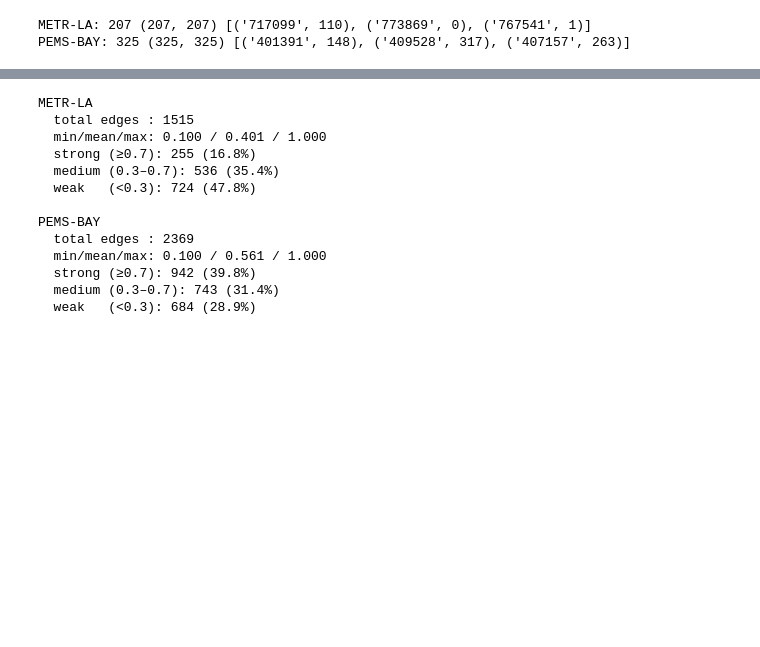
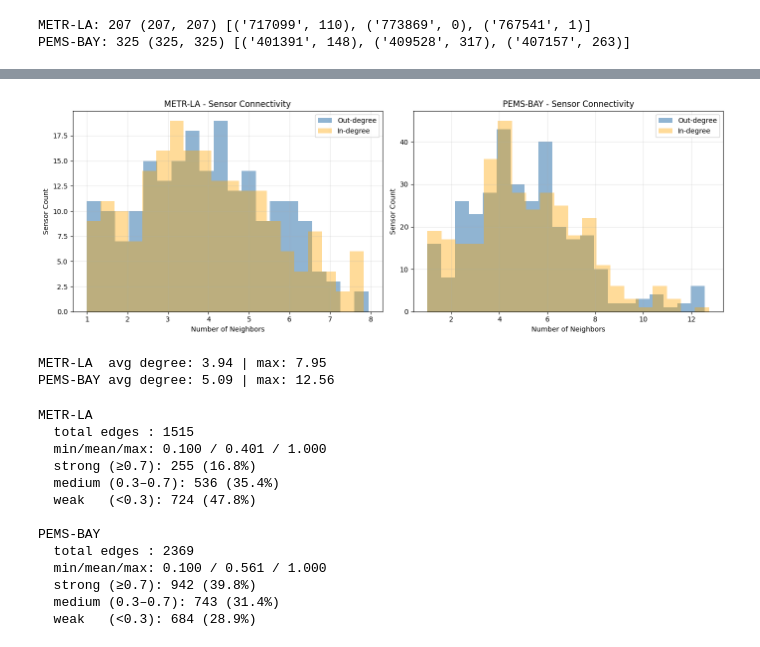
Before and after one commit to hassaanmuzammil/spatiotemporal-traffic-forecasting, a Jupyter notebook: notebooks/data.ipynb, the cells around one changed output, grey strips where cells are left out. Saved outputs shown, nothing was run; the diff lists cells and outputs as text; code cells hidden in the pictures; blank space fills up the shorter version.

```diff
--- a/notebooks/data.ipynb
+++ b/notebooks/data.ipynb
@@ -219,39 +219,94 @@ PEMS-BAY
   avg neighbors   : 7.29
 [figure]
 # %%
+import numpy as np
+import matplotlib.pyplot as plt
+import pickle
+from pathlib import Path
+
+PROJECT_ROOT = Path.cwd()
+if PROJECT_ROOT.name == "notebooks":
+    PROJECT_ROOT = PROJECT_ROOT.parent
+
+# ---------------------------
+# Paths
+# ---------------------------
+METR_ADJ_PATH = PROJECT_ROOT / "datasets" / "raw" / "metr_la" / "adj_metr_la.pkl"
+PEMS_ADJ_PATH = PROJECT_ROOT / "datasets" / "raw" / "pems_bay" / "adj_mx_bay.pkl"
+
+# ---------------------------
+# Load adjacency
+# ---------------------------
+def load_adj(path):
+    with open(path, "rb") as f:
+        data = pickle.load(f, encoding="latin1")
+
+    # Handle tuple/list formats: (sensor_ids, mapping, adj)
+    if isinstance(data, (list, tuple)):
+        adj = data[-1]
+    else:
+        adj = data
+
+    return adj
+
+
+metr_adj = load_adj(METR_ADJ_PATH)
+pems_adj = load_adj(PEMS_ADJ_PATH)
+
+
+# ---------------------------
+# Degree computation
+# ---------------------------
+def get_degrees(adj):
+    if hasattr(adj, "tocoo"):  # sparse matrix
+        out_degree = np.asarray(adj.sum(axis=1)).flatten()
+        in_degree  = np.asarray(adj.sum(axis=0)).flatten()
+    else:  # numpy array
+        out_degree = np.sum(adj, axis=1)
+        in_degree  = np.sum(adj, axis=0)
+
+    return out_degree, in_degree
+
+
 metr_out, metr_in = get_degrees(metr_adj)
 pems_out, pems_in = get_degrees(pems_adj)
 
+
 # ---------------------------
-# Visualization (side-by-side)
+# Visualization
 # ---------------------------
 fig, axes = plt.subplots(1, 2, figsize=(14, 5), tight_layout=True)
 
 # METR-LA
-axes[0].hist(metr_out, bins=20, alpha=0.6, label='Out-degree', color='steelblue')
-axes[0].hist(metr_in,  bins=20, alpha=0.4, label='In-degree',  color='orange')
-axes[0].set_title("METR-LA — Sensor Connectivity")
+axes[0].hist(metr_out, bins=20, alpha=0.6, label="Out-degree", color="steelblue")
+axes[0].hist(metr_in,  bins=20, alpha=0.4, label="In-degree",  color="orange")
+axes[0].set_title("METR-LA - Sensor Connectivity")
 axes[0].set_xlabel("Number of Neighbors")
 axes[0].set_ylabel("Sensor Count")
 axes[0].legend()
 axes[0].grid(alpha=0.3)
 
 # PEMS-BAY
-axes[1].hist(pems_out, bins=20, alpha=0.6, label='Out-degree', color='steelblue')
-axes[1].hist(pems_in,  bins=20, alpha=0.4, label='In-degree',  color='orange')
-axes[1].set_title("PEMS-BAY — Sensor Connectivity")
+axes[1].hist(pems_out, bins=20, alpha=0.6, label="Out-degree", color="steelblue")
+axes[1].hist(pems_in,  bins=20, alpha=0.4, label="In-degree",  color="orange")
+axes[1].set_title("PEMS-BAY - Sensor Connectivity")
 axes[1].set_xlabel("Number of Neighbors")
 axes[1].set_ylabel("Sensor Count")
 axes[1].legend()
 axes[1].grid(alpha=0.3)
 
 plt.show()
 
+
 # ---------------------------
-# Print summary stats
+# Summary stats
 # ---------------------------
-print("METR-LA  avg degree:", np.mean(metr_out), "| max:", np.max(metr_out))
-print("PEMS-BAY avg degree:", np.mean(pems_out), "| max:", np.max(pems_out))
+print(f"METR-LA  avg degree: {np.mean(metr_out):.2f} | max: {np.max(metr_out):.2f}")
+print(f"PEMS-BAY avg degree: {np.mean(pems_out):.2f} | max: {np.max(pems_out):.2f}")
+# %% [output]
+[figure, added]
+METR-LA  avg degree: 3.94 | max: 7.95
+PEMS-BAY avg degree: 5.09 | max: 12.56
 # %%
 def analyze_weight_distribution(adj_mx: np.ndarray, dataset: str, ax=None):
     """
```
Also changed, not shown: parts of 5 cells of this notebook, 9 other files.
